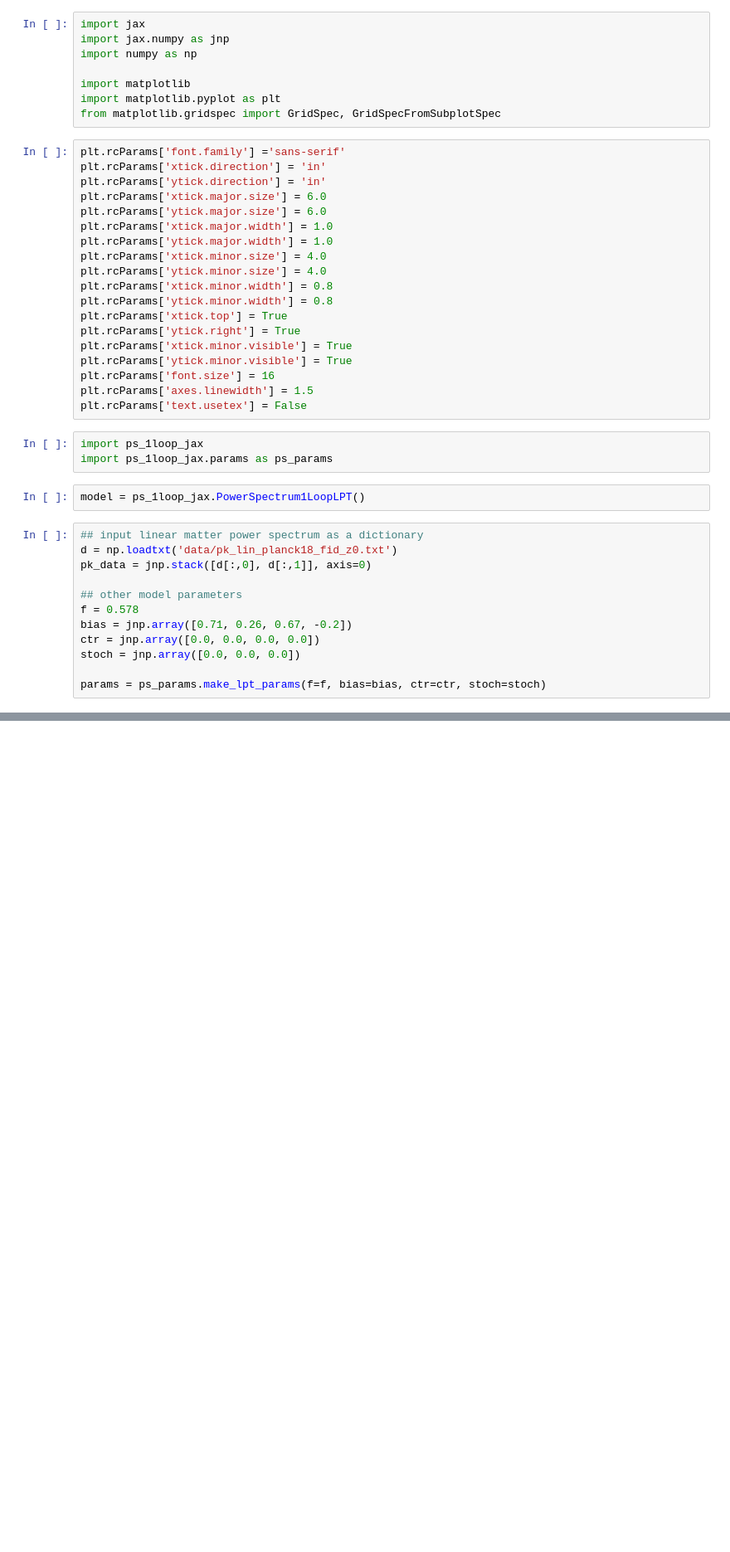
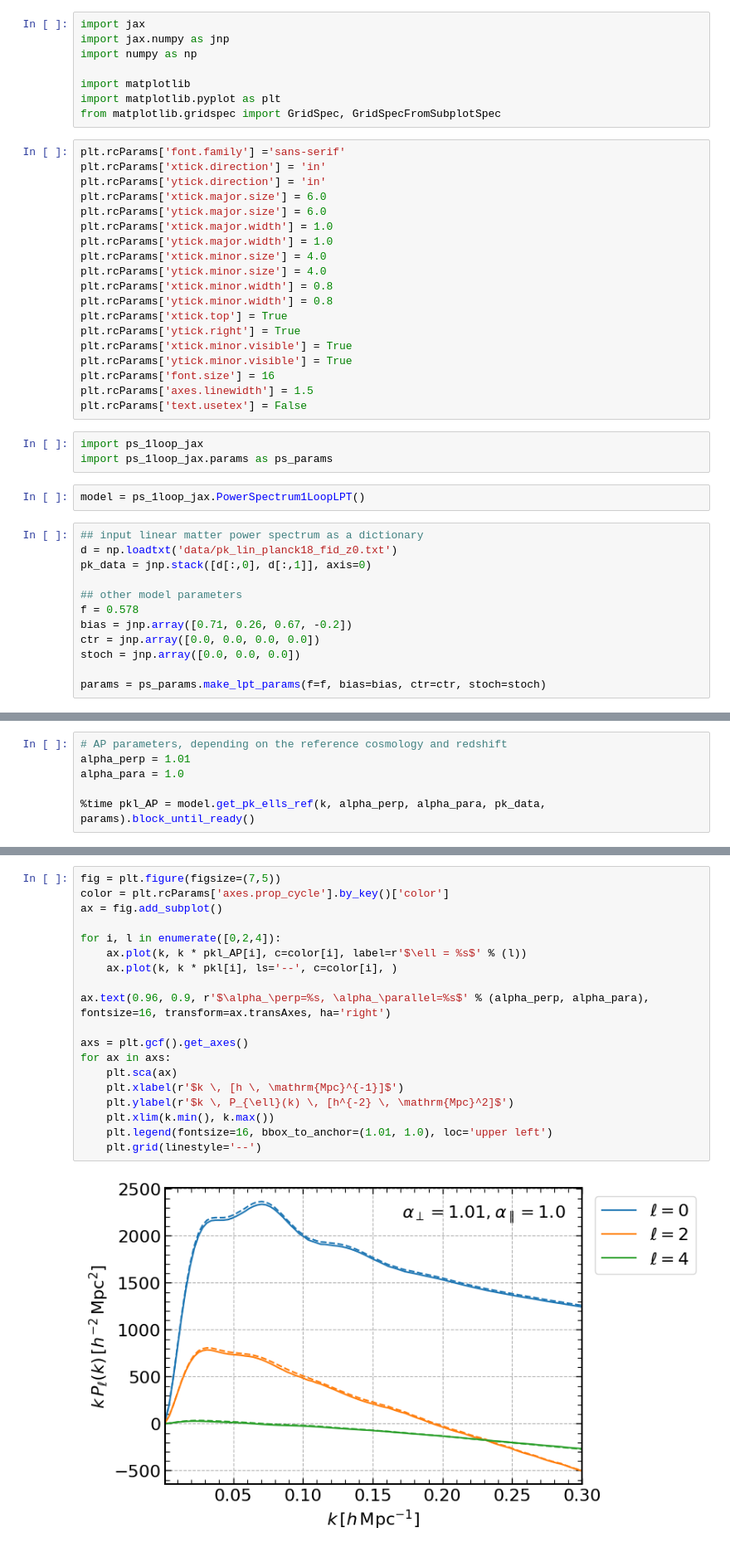
Before and after one commit to archaeo-pteryx/elf, a Jupyter notebook: example/ps_1loop_lpt.ipynb, the cells around one changed output, grey strips where cells are left out. Shown at 83% size. Drawn from its saved outputs; the diff is of its cells as text; blank space fills up the shorter version.

```diff
--- a/example/ps_1loop_lpt.ipynb
+++ b/example/ps_1loop_lpt.ipynb
@@ -78,0 +80,6 @@ for ax in axs:
+# %%
+# AP parameters, depending on the reference cosmology and redshift
+alpha_perp = 1.01
+alpha_para = 1.0
+
+%time pkl_AP = model.get_pk_ells_ref(k, alpha_perp, alpha_para, pk_data, params).block_until_ready()
@@ -78,0 +89,21 @@ for ax in axs:
+# %%
+fig = plt.figure(figsize=(7,5))
+color = plt.rcParams['axes.prop_cycle'].by_key()['color']
+ax = fig.add_subplot()
+
+for i, l in enumerate([0,2,4]):
+    ax.plot(k, k * pkl_AP[i], c=color[i], label=r'$\ell = %s$' % (l))
+    ax.plot(k, k * pkl[i], ls='--', c=color[i], )
+
+ax.text(0.96, 0.9, r'$\alpha_\perp=%s, \alpha_\parallel=%s$' % (alpha_perp, alpha_para), fontsize=16, transform=ax.transAxes, ha='right')
+
+axs = plt.gcf().get_axes()
+for ax in axs:
+    plt.sca(ax)
+    plt.xlabel(r'$k \, [h \, \mathrm{Mpc}^{-1}]$')
+    plt.ylabel(r'$k \, P_{\ell}(k) \, [h^{-2} \, \mathrm{Mpc}^2]$')
+    plt.xlim(k.min(), k.max())
+    plt.legend(fontsize=16, bbox_to_anchor=(1.01, 1.0), loc='upper left')
+    plt.grid(linestyle='--')
+# %% [output]
+[figure, added]
```
Also changed, not shown: parts of 6 cells of this notebook, 1 other file.
